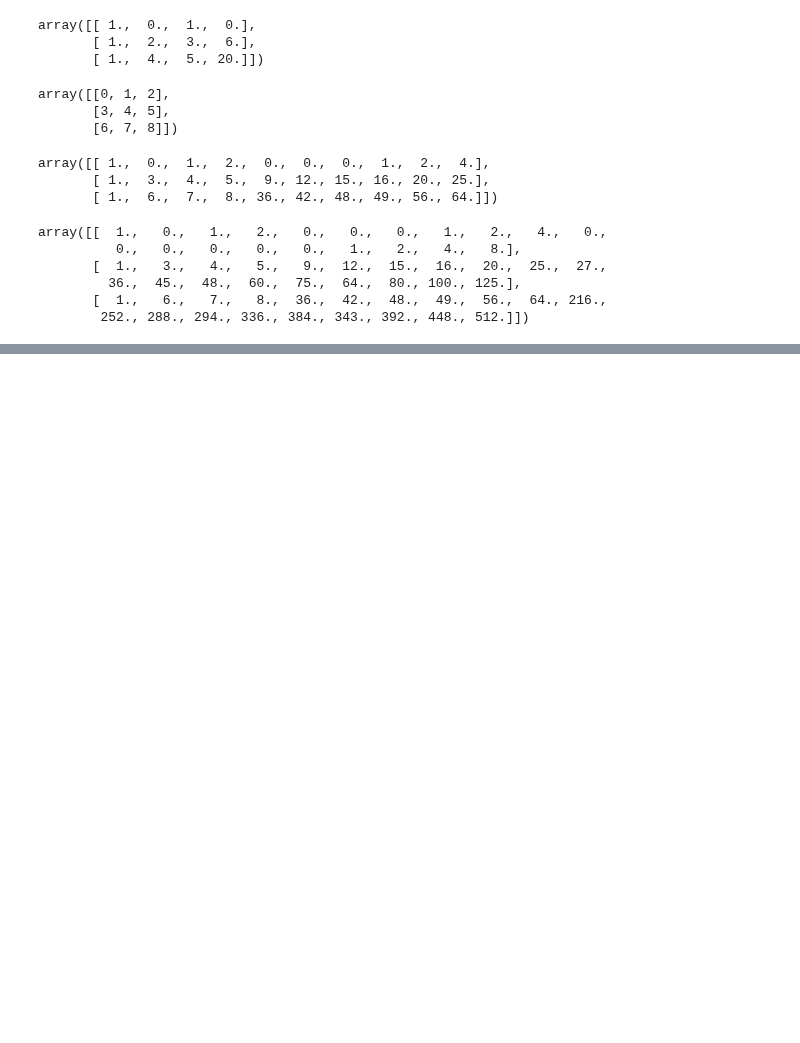
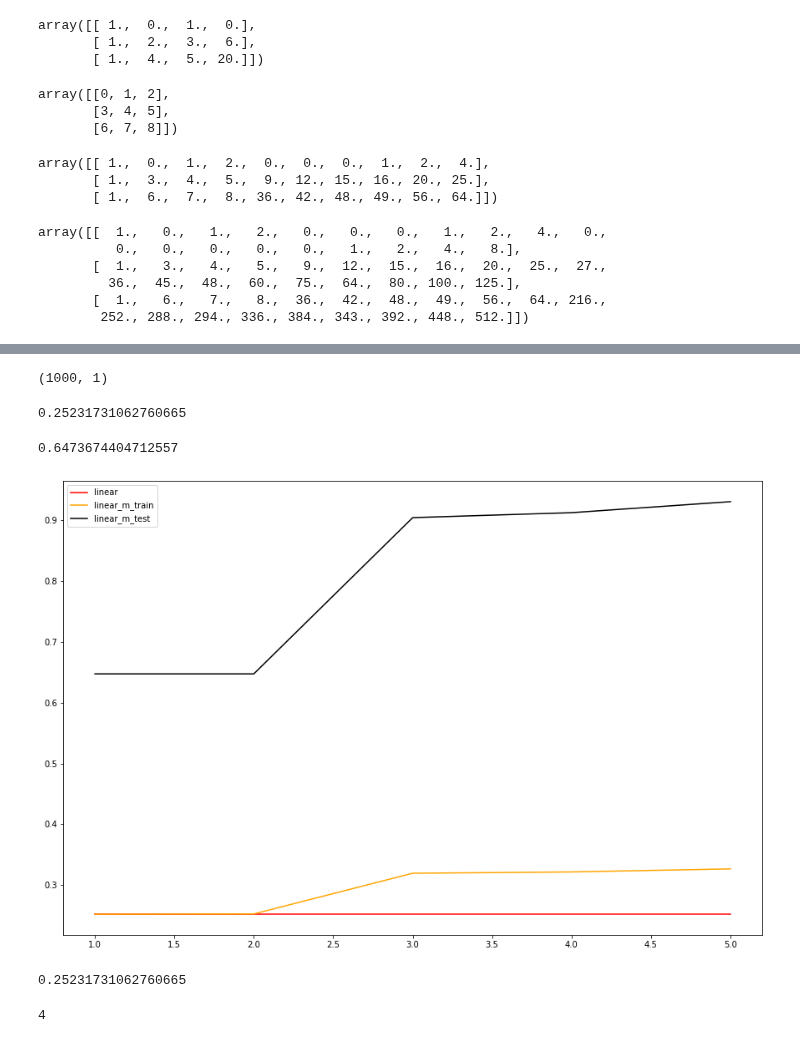
Before and after one commit to ForSong/tsai_notebook, a Jupyter notebook: 线性回归大家族/多项回归.ipynb, the cells around one changed output, grey strips where cells are left out. Cells and saved outputs as stored; diff of their text form; code cells hidden in the pictures; blank space fills up the shorter version.

```diff
--- a/线性回归大家族/多项回归.ipynb
+++ b/线性回归大家族/多项回归.ipynb
@@ -132,0 +138,6 @@ array([[  1.,   0.,   1.,   2.,   0.,   0.,   0.,   1.,   2.,   4.,   0.,
+# %%
+# 设置随机种子
+rnd = np.random.RandomState(12)
+# 生成x
+x = rnd.uniform(-3,3,size=100)
+y = np.sin(x) + rnd.normal(size=len(x))
@@ -132,0 +167,56 @@ array([[  1.,   0.,   1.,   2.,   0.,   0.,   0.,   1.,   2.,   4.,   0.,
+# %%
+# 将x升维度
+x = x.reshape(-1,1)
+# %%
+# 创建测试数据
+line = np.linspace(-3,3,1000,endpoint=False).reshape(-1,1)
+# %%
+line.shape
+# %% [output]
+(1000, 1)
+# %%
+# 原始特征矩阵的拟合效果
+lr = LinearRegression().fit(x,y)
+# 对训练集的拟合
+lr.score(x,y)
+# %% [output]
+0.25231731062760665
+# %%
+import matplotlib.pyplot as plt
+# 对测试集的拟合
+lr.score(line,np.sin(line))
+# %% [output]
+0.6473674404712557
+# %%
+d = [1,2,3,4,5]
+score_m = []
+score_mp = []
+score_mp_test = []
+for i in d:
+    lr_m = LinearRegression().fit(x,y)
+    x_ = PF(degree=i).fit_transform(x,y)
+    lr_mp = LinearRegression().fit(x_,y)
+    line = np.linspace(-3,3,1000,endpoint=False).reshape(-1,1)
+    line_ = PF(degree=i).fit_transform(line)
+    score_m.append(lr_m.score(x,y))
+    score_mp.append(lr_mp.score(x_,y))
+    score_mp_test.append(lr_mp.score(line_,np.sin(line)))
+plt.figure(figsize=(15,10))
+plt.plot(d,score_m,c='red',label='linear')
+plt.plot(d,score_mp,c='orange',label='linear_m_train')
+plt.plot(d,score_mp_test,c='k',label='linear_m_test')
+plt.legend()
+plt.show()
+# %% [output]
+[figure, added]
+# %%
+lr_m = LinearRegression().fit(x,y)
+x_ = PF(degree=4).fit_transform(x)
+lr_mp = LinearRegression().fit(x_,y)
+lr_m.score(x,y)
+# %% [output]
+0.25231731062760665
+# %%
+score_mp_test.index(max(score_mp_test))
+# %% [output]
+4
```
Also changed, not shown: parts of 6 cells of this notebook.
